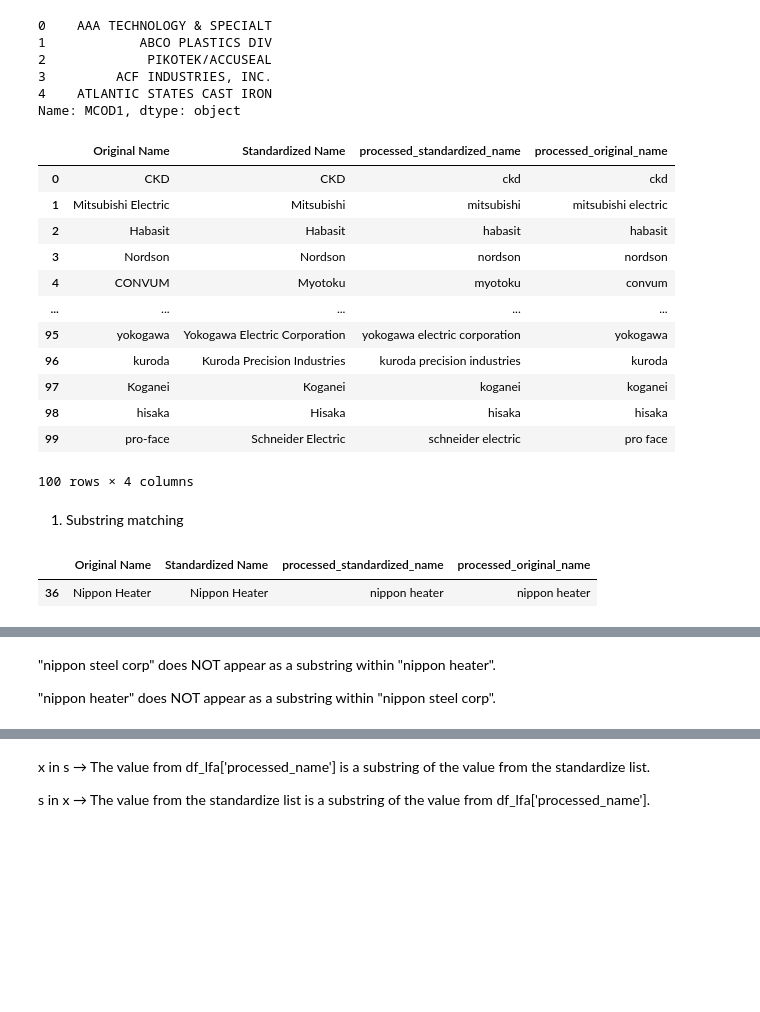
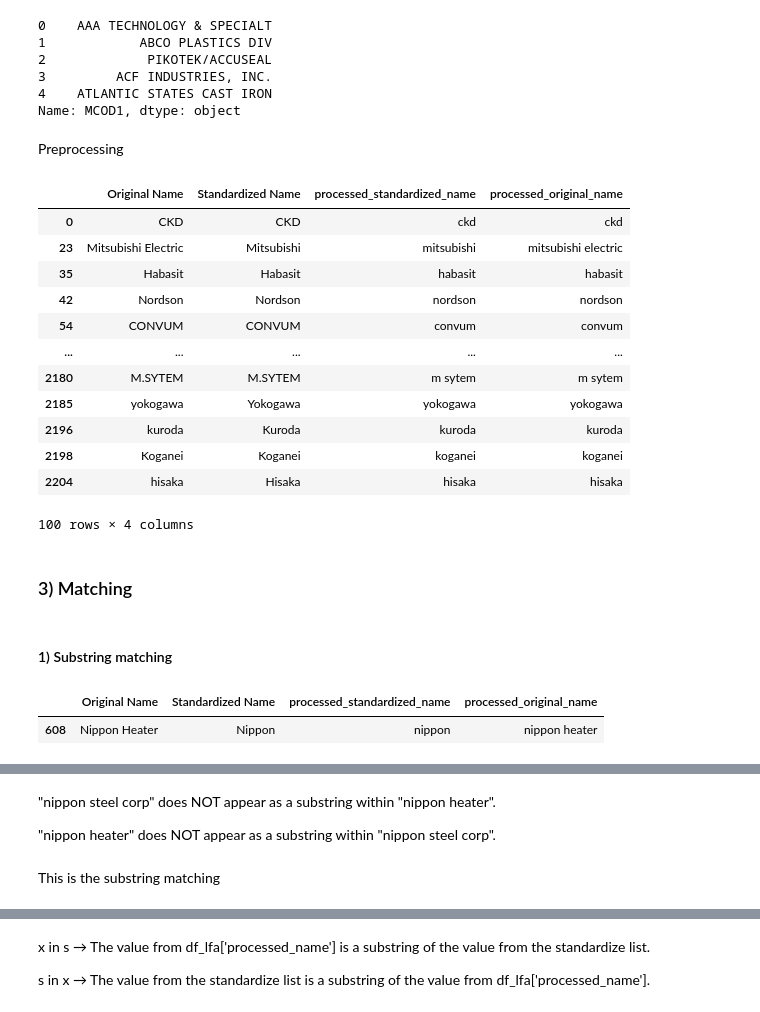
Before and after one commit to rodmart21/Brand_Domain, a Jupyter notebook: matching.ipynb, the cells around one changed output, grey strips where cells are left out. Cells and saved outputs as stored; diff of their text form; code cells hidden in the pictures; blank space fills up the shorter version.

```diff
--- a/matching.ipynb
+++ b/matching.ipynb
@@ -47,2 +52,2 @@ openai.api_key='sk-proj-s5ZVxBWUK0ruZQcmW-ouoC38iQqbbw7DgfDWgSaRL0RtNIFWWaXvKshz
 # %%
-manufacturer_names=df_bayer['manufacturer_name']
+manufacturer_names = df_bayer['manufacturer_name'].drop_duplicates().to_frame(name="Original Name")
@@ -92,2 +54,4 @@ classified_df.to_csv('classified_df.csv')
+# %%
+standardize = standardize_manufacturers_df(manufacturer_names.iloc[0:100], input_col="Original Name", output_col="Standardized Name")
 # %%
-standardize=classified_df
+standardize
@@ -143,6 +97,8 @@ df_lfa_manufacturer.head()
 3         ACF INDUSTRIES, INC.
 4    ATLANTIC STATES CAST IRON
 Name: MCOD1, dtype: object
+# %% [markdown]
+Preprocessing
 # %%
 # Preprocess names in both DataFrames
 df_lfa['processed_name'] = df_lfa['MCOD1'].apply(preprocess_name)
@@ -153,24 +109,28 @@ standardize
 # %% [output]
 |  | Original Name | Standardized Name | processed_standardized_name | processed_original_name |
 | 0 | CKD | CKD | ckd | ckd |
-| 1 | Mitsubishi Electric | Mitsubishi | mitsubishi | mitsubishi electric |
-| 2 | Habasit | Habasit | habasit | habasit |
-| 3 | Nordson | Nordson | nordson | nordson |
-| 4 | CONVUM | Myotoku | myotoku | convum |
+| 23 | Mitsubishi Electric | Mitsubishi | mitsubishi | mitsubishi electric |
+| 35 | Habasit | Habasit | habasit | habasit |
+| 42 | Nordson | Nordson | nordson | nordson |
+| 54 | CONVUM | CONVUM | convum | convum |
 | ... | ... | ... | ... | ... |
-| 95 | yokogawa | Yokogawa Electric Corporation | yokogawa electric corporation | yokogawa |
-| 96 | kuroda | Kuroda Precision Industries | kuroda precision industries | kuroda |
-| 97 | Koganei | Koganei | koganei | koganei |
-| 98 | hisaka | Hisaka | hisaka | hisaka |
-| 99 | pro-face | Schneider Electric | schneider electric | pro face |
+| 2180 | M.SYTEM | M.SYTEM | m sytem | m sytem |
+| 2185 | yokogawa | Yokogawa | yokogawa | yokogawa |
+| 2196 | kuroda | Kuroda | kuroda | kuroda |
+| 2198 | Koganei | Koganei | koganei | koganei |
+| 2204 | hisaka | Hisaka | hisaka | hisaka |
 100 rows × 4 columns
+# %% [markdown]
+### 3) Matching
 # %% [markdown]
-1) Substring matching
+#### 1) Substring matching
+# %%
+standardize = standardize.dropna()  # 1 row with NaN values
 # %%
-standardize[standardize['processed_standardized_name']=='nippon heater']
+standardize[standardize['processed_original_name']=='nippon heater']
 # %% [output]
 |  | Original Name | Standardized Name | processed_standardized_name | processed_original_name |
-| 36 | Nippon Heater | Nippon Heater | nippon heater | nippon heater |
+| 608 | Nippon Heater | Nippon | nippon | nippon heater |
 # %%
 df_lfa[df_lfa['NAME1']=='NIPPON STEEL CORP']
 # %% [output]
@@ -180,3 +140,5 @@ df_lfa[df_lfa['NAME1']=='NIPPON STEEL CORP']
 "nippon steel corp" does NOT appear as a substring within "nippon heater".
 
 "nippon heater" does NOT appear as a substring within "nippon steel corp".
+# %% [markdown]
+This is the substring matching
```
Also changed, not shown: parts of 46 cells of this notebook, 2 other files.
